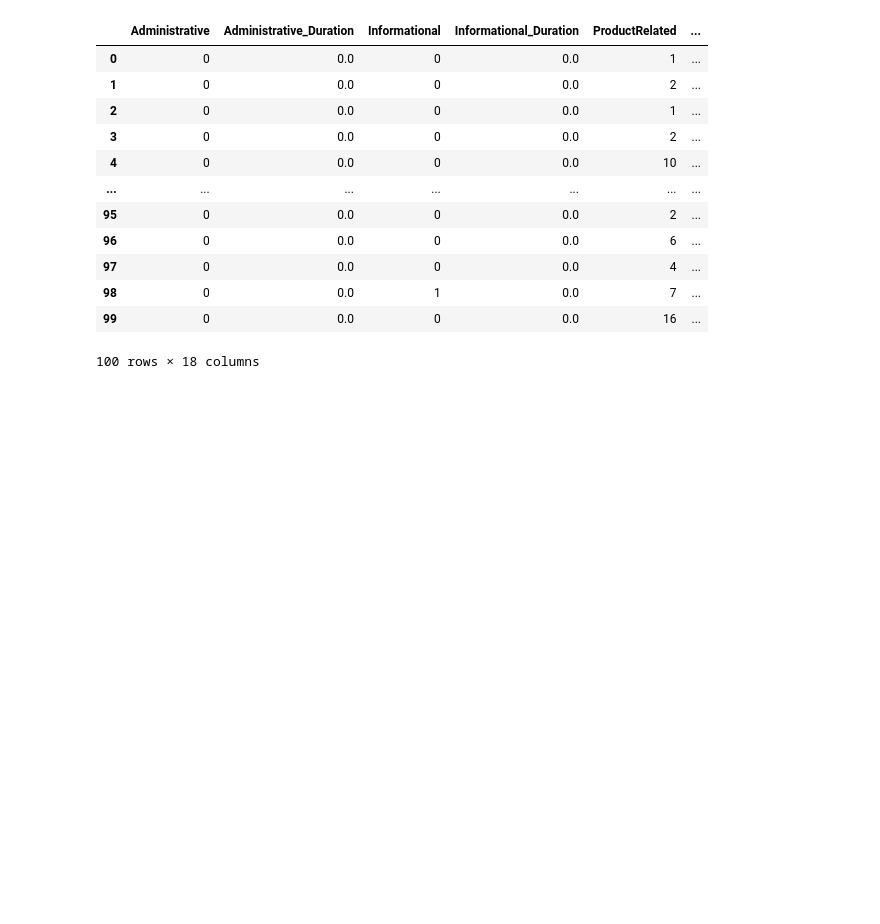
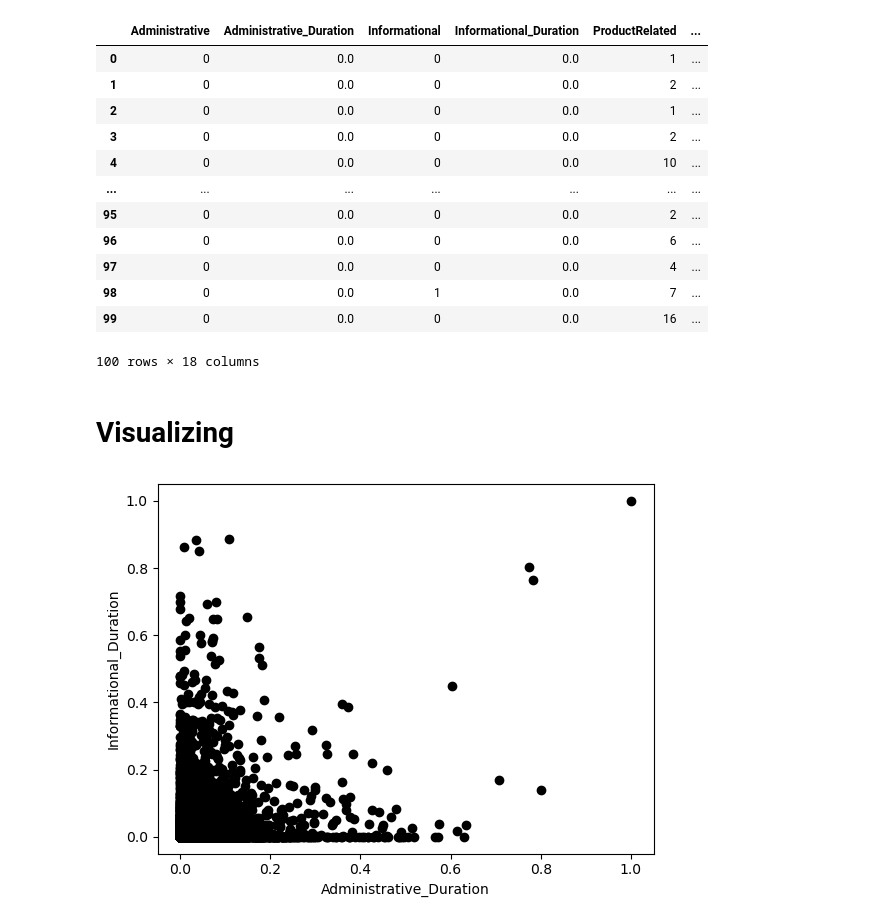
Before and after one commit to Omegalpha44/DIA3_python-project, a Jupyter notebook: code.ipynb, the cells around one changed output. Cells and saved outputs as stored; diff of their text form; code cells hidden in the pictures; blank space fills up the shorter version.

Commit message:
Ajout d'un code pour tester les plot avec Flask

```diff
--- a/code.ipynb
+++ b/code.ipynb
@@ -80,3 +84,12 @@ dataset.head(100)
 | 98 | 0 | 0.0 | 1 | 0.0 | 7 | ... |
 | 99 | 0 | 0.0 | 0 | 0.0 | 16 | ... |
 100 rows × 18 columns
+# %% [markdown]
+# Visualizing
+# %%
+plt.plot(dataset['Administrative_Duration'], dataset['Informational_Duration'], 'o', color='black');
+plt.xlabel('Administrative_Duration')
+plt.ylabel('Informational_Duration')
+plt.show()
+# %% [output]
+[figure, added]
```
Also changed, not shown: parts of 10 cells of this notebook, 1 other file.
